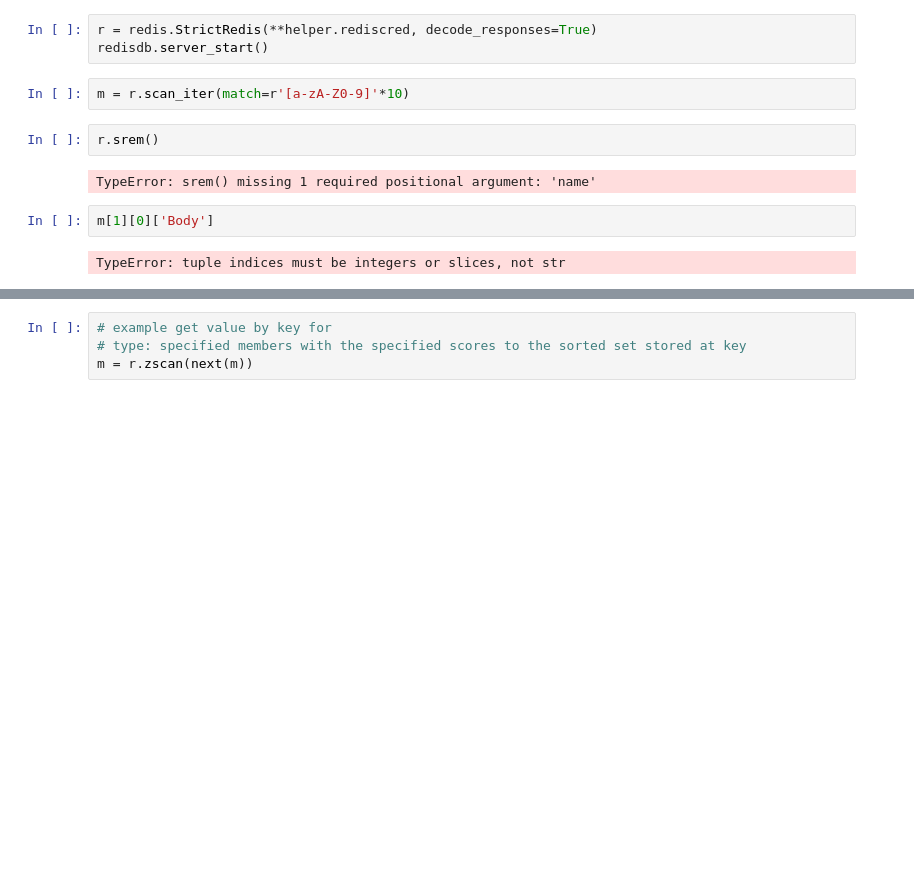
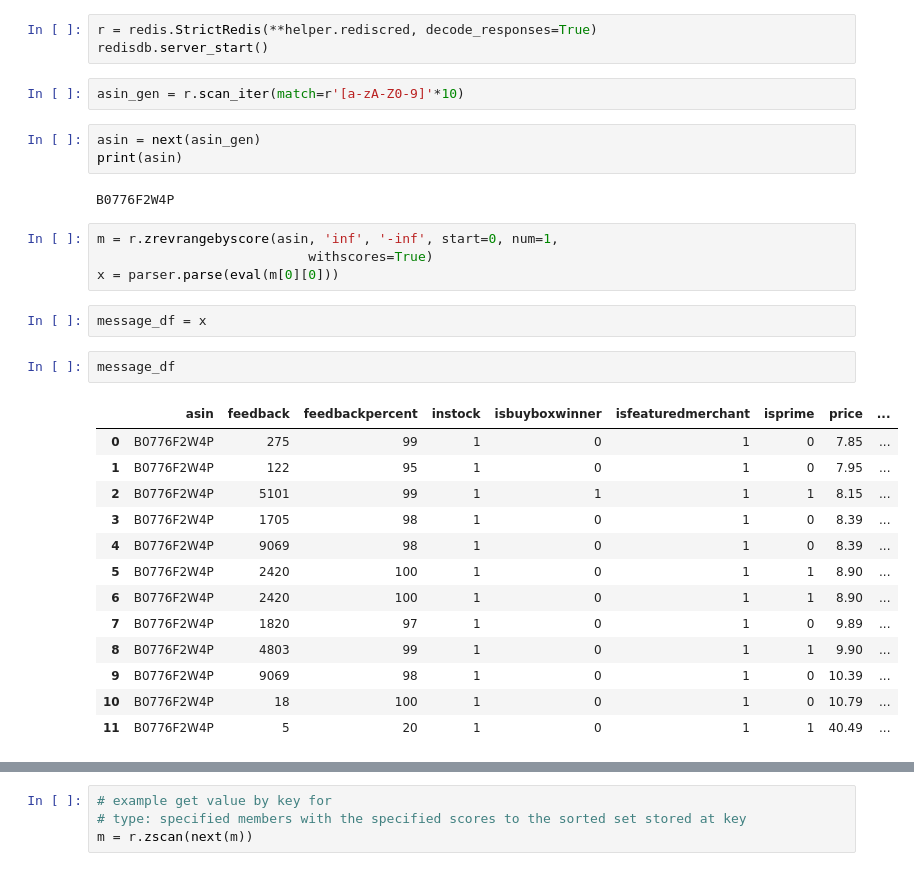
Before and after one commit to elcolumbio/mlrepricer, a Jupyter notebook: jupyter/gettingstartedwithredis.ipynb, the cells around one changed output, grey strips where cells are left out. Cells and saved outputs as stored; diff of their text form; blank space fills up the shorter version.

```diff
--- a/jupyter/gettingstartedwithredis.ipynb
+++ b/jupyter/gettingstartedwithredis.ipynb
@@ -10,12 +10,31 @@ helper.rediscred
 r = redis.StrictRedis(**helper.rediscred, decode_responses=True)
 redisdb.server_start()
 # %%
-m = r.scan_iter(match=r'[a-zA-Z0-9]'*10)
+asin_gen = r.scan_iter(match=r'[a-zA-Z0-9]'*10)
-# %%
-r.srem()
-# %% [output]
-TypeError: srem() missing 1 required positional argument: 'name'
-# %%
-m[1][0]['Body']
-# %% [output]
-TypeError: tuple indices must be integers or slices, not str
+# %%
+asin = next(asin_gen)
+print(asin)
+# %% [output]
+B0776F2W4P
+# %%
+m = r.zrevrangebyscore(asin, 'inf', '-inf', start=0, num=1,
+                           withscores=True)
+x = parser.parse(eval(m[0][0]))
+# %%
+message_df = x
+# %%
+message_df
+# %% [output]
+|  | asin | feedback | feedbackpercent | instock | isbuyboxwinner | isfeaturedmerchant | isprime | price | ... |
+| 0 | B0776F2W4P | 275 | 99 | 1 | 0 | 1 | 0 | 7.85 | ... |
+| 1 | B0776F2W4P | 122 | 95 | 1 | 0 | 1 | 0 | 7.95 | ... |
+| 2 | B0776F2W4P | 5101 | 99 | 1 | 1 | 1 | 1 | 8.15 | ... |
+| 3 | B0776F2W4P | 1705 | 98 | 1 | 0 | 1 | 0 | 8.39 | ... |
+| 4 | B0776F2W4P | 9069 | 98 | 1 | 0 | 1 | 0 | 8.39 | ... |
+| 5 | B0776F2W4P | 2420 | 100 | 1 | 0 | 1 | 1 | 8.90 | ... |
+| 6 | B0776F2W4P | 2420 | 100 | 1 | 0 | 1 | 1 | 8.90 | ... |
+| 7 | B0776F2W4P | 1820 | 97 | 1 | 0 | 1 | 0 | 9.89 | ... |
+| 8 | B0776F2W4P | 4803 | 99 | 1 | 0 | 1 | 1 | 9.90 | ... |
+| 9 | B0776F2W4P | 9069 | 98 | 1 | 0 | 1 | 0 | 10.39 | ... |
+| 10 | B0776F2W4P | 18 | 100 | 1 | 0 | 1 | 0 | 10.79 | ... |
+| 11 | B0776F2W4P | 5 | 20 | 1 | 0 | 1 | 1 | 40.49 | ... |
```
Also changed, not shown: parts of 2 cells of this notebook, 4 other files.
